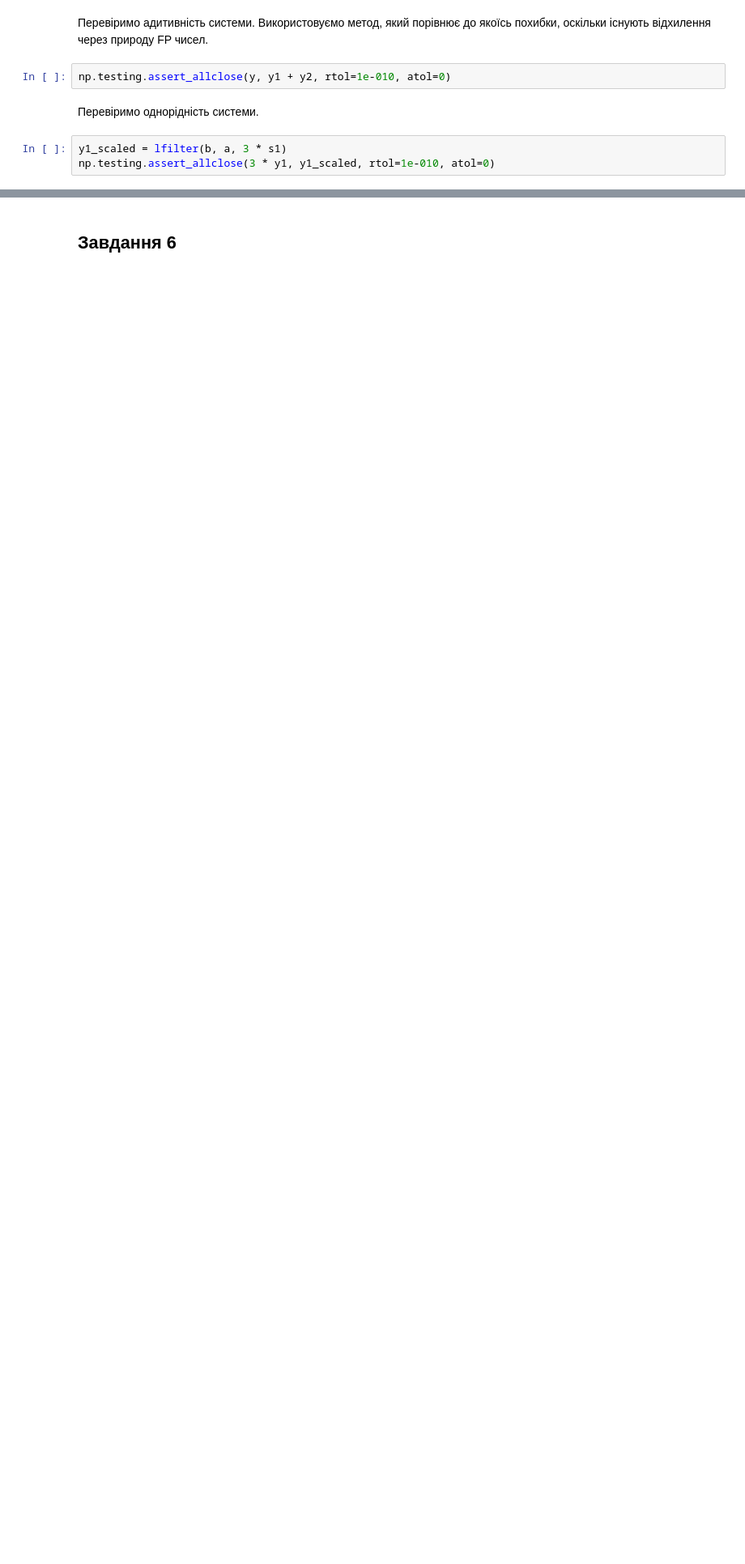
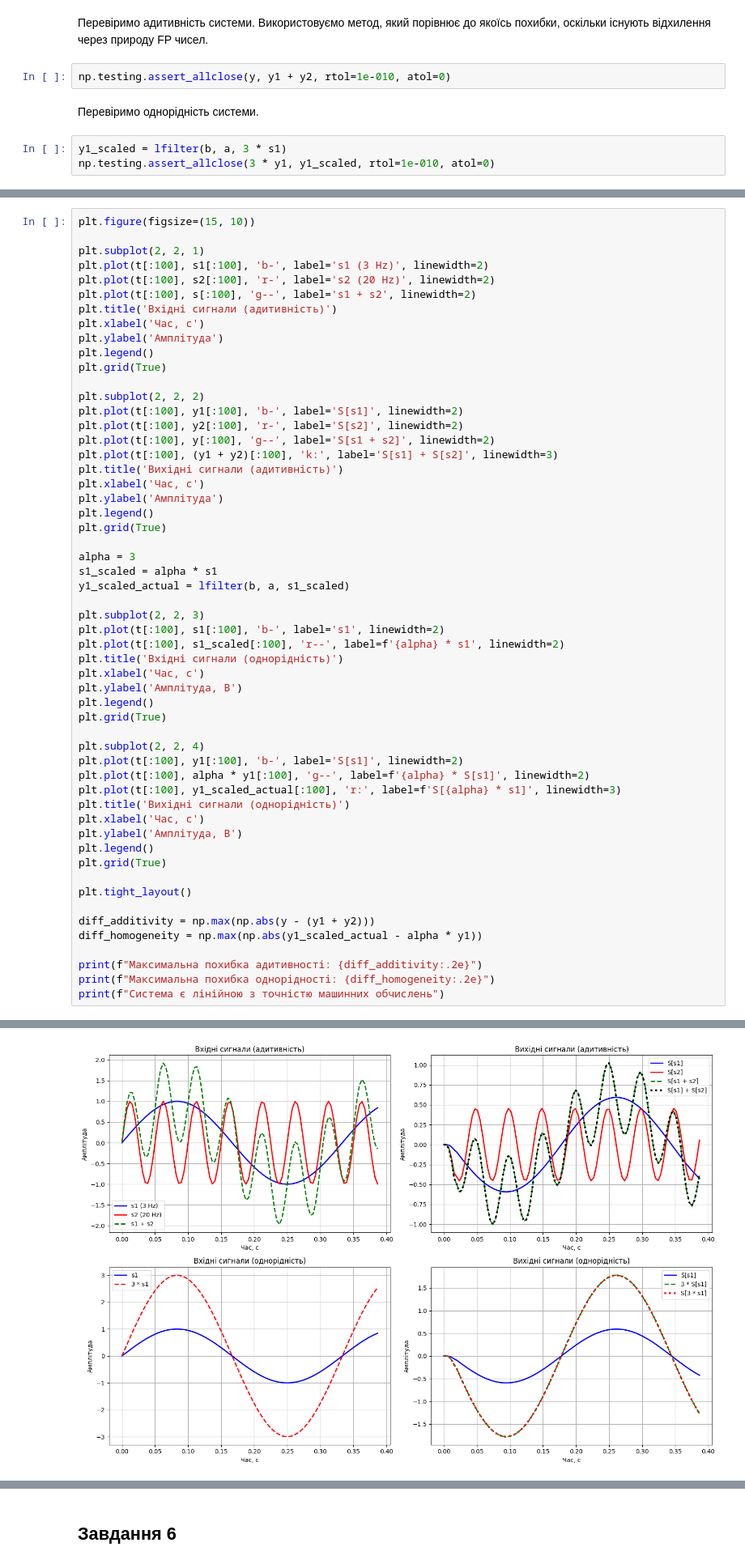
Before and after one commit to n1n1n1q/SignalProcessingLabs, a Jupyter notebook: lab02/sig_proc2.ipynb, the cells around one changed output, grey strips where cells are left out. Shown at 81% size. Cells and saved outputs as stored; diff of their text form; blank space fills up the shorter version.

```diff
--- a/lab02/sig_proc2.ipynb
+++ b/lab02/sig_proc2.ipynb
@@ -174,0 +241,56 @@ todo plots
+# %%
+plt.figure(figsize=(15, 10))
+
+plt.subplot(2, 2, 1)
+plt.plot(t[:100], s1[:100], 'b-', label='s1 (3 Hz)', linewidth=2)
+plt.plot(t[:100], s2[:100], 'r-', label='s2 (20 Hz)', linewidth=2)
+plt.plot(t[:100], s[:100], 'g--', label='s1 + s2', linewidth=2)
+plt.title('Вхідні сигнали (адитивність)')
+plt.xlabel('Час, с')
+plt.ylabel('Амплітуда')
+plt.legend()
+plt.grid(True)
+
+plt.subplot(2, 2, 2)
+plt.plot(t[:100], y1[:100], 'b-', label='S[s1]', linewidth=2)
+plt.plot(t[:100], y2[:100], 'r-', label='S[s2]', linewidth=2)
+plt.plot(t[:100], y[:100], 'g--', label='S[s1 + s2]', linewidth=2)
+plt.plot(t[:100], (y1 + y2)[:100], 'k:', label='S[s1] + S[s2]', linewidth=3)
+plt.title('Вихідні сигнали (адитивність)')
+plt.xlabel('Час, с')
+plt.ylabel('Амплітуда')
+plt.legend()
+plt.grid(True)
+
+alpha = 3
+s1_scaled = alpha * s1
+y1_scaled_actual = lfilter(b, a, s1_scaled)
+
+plt.subplot(2, 2, 3)
+plt.plot(t[:100], s1[:100], 'b-', label='s1', linewidth=2)
+plt.plot(t[:100], s1_scaled[:100], 'r--', label=f'{alpha} * s1', linewidth=2)
+plt.title('Вхідні сигнали (однорідність)')
+plt.xlabel('Час, с')
+plt.ylabel('Амплітуда, В')
+plt.legend()
+plt.grid(True)
+
+plt.subplot(2, 2, 4)
+plt.plot(t[:100], y1[:100], 'b-', label='S[s1]', linewidth=2)
+plt.plot(t[:100], alpha * y1[:100], 'g--', label=f'{alpha} * S[s1]', linewidth=2)
+plt.plot(t[:100], y1_scaled_actual[:100], 'r:', label=f'S[{alpha} * s1]', linewidth=3)
+plt.title('Вихідні сигнали (однорідність)')
+plt.xlabel('Час, с')
+plt.ylabel('Амплітуда, В')
+plt.legend()
+plt.grid(True)
+
+plt.tight_layout()
+
+diff_additivity = np.max(np.abs(y - (y1 + y2)))
+diff_homogeneity = np.max(np.abs(y1_scaled_actual - alpha * y1))
+
+print(f"Максимальна похибка адитивності: {diff_additivity:.2e}")
+print(f"Максимальна похибка однорідності: {diff_homogeneity:.2e}")
+print(f"Система є лінійною з точністю машинних обчислень")
+# %% [output]
@@ -174,0 +300 @@ todo plots
+[figure, added]
```
Also changed, not shown: parts of 32 cells of this notebook.
